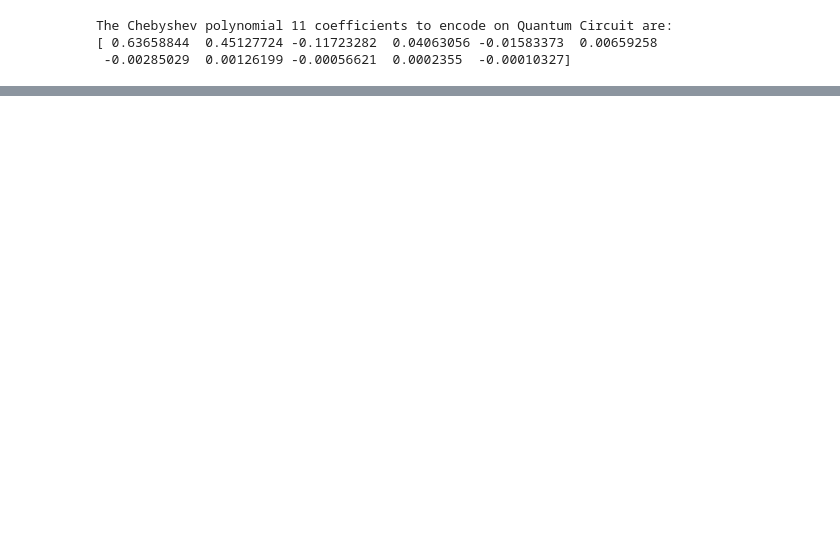
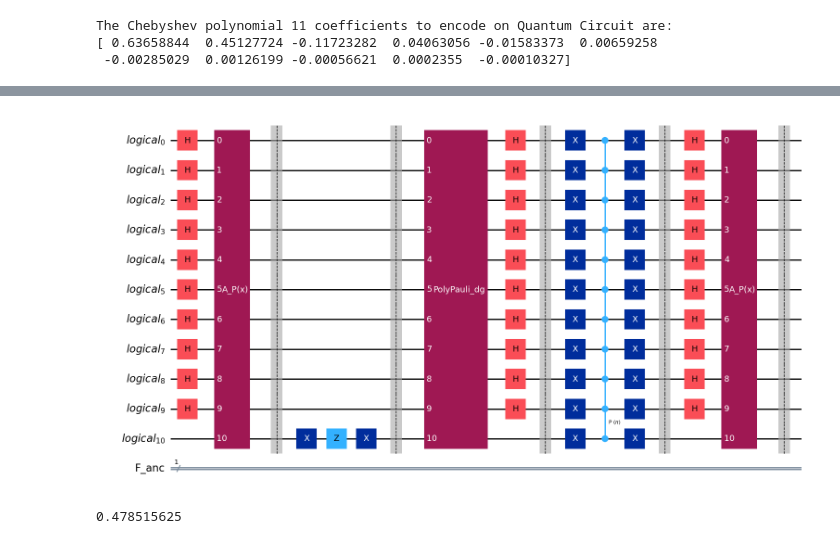
Before and after one commit to Adithya2685-git/Quantum-General-Integration-Algorithm, a Jupyter notebook: GQIA.ipynb, the cells around one changed output, grey strips where cells are left out. Saved outputs shown, nothing was run; the diff lists cells and outputs as text; code cells hidden in the pictures; blank space fills up the shorter version.

```diff
--- a/GQIA.ipynb
+++ b/GQIA.ipynb
@@ -508,0 +543,5 @@ Final estimate interval: [np.float64(0.5309299368654015), np.float64(0.447691498
+# %%
+qc= AppendOperatorQ(num_qubits,qc, Qbit,polyOracle,inverted_polyOracle)
+qc.draw(output='mpl')
+# %% [output]
+[figure, added]
@@ -508,0 +552,20 @@ Final estimate interval: [np.float64(0.5309299368654015), np.float64(0.447691498
+# %%
+job = sampler.run(pm.run([transpiled_qc]),shots=N)
+
+# Get the results
+results = job.result()[0].data
+
+counts= results.F_anc.get_counts()
+
+#  Qiskit bitstrings are ordered from the end
+#  Last Bit is the first index
+num_1=0
+for key,value in counts.items():
+    if key[0]== '1':
+        num_1+=value
+
+prob_1= num_1/N
+
+print(prob_1)
+# %% [output]
+0.478515625
```
Also changed, not shown: parts of 10 cells of this notebook, 3 other files.
